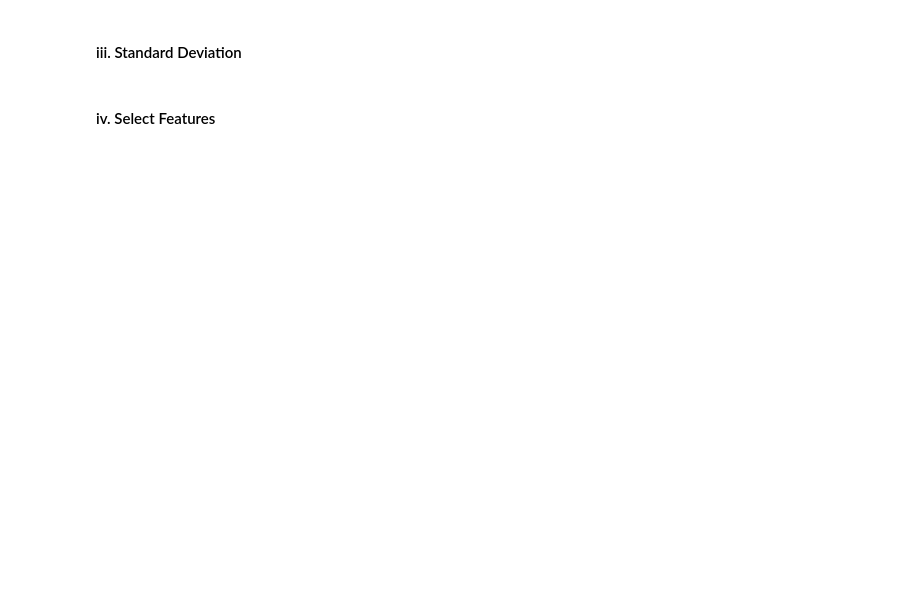
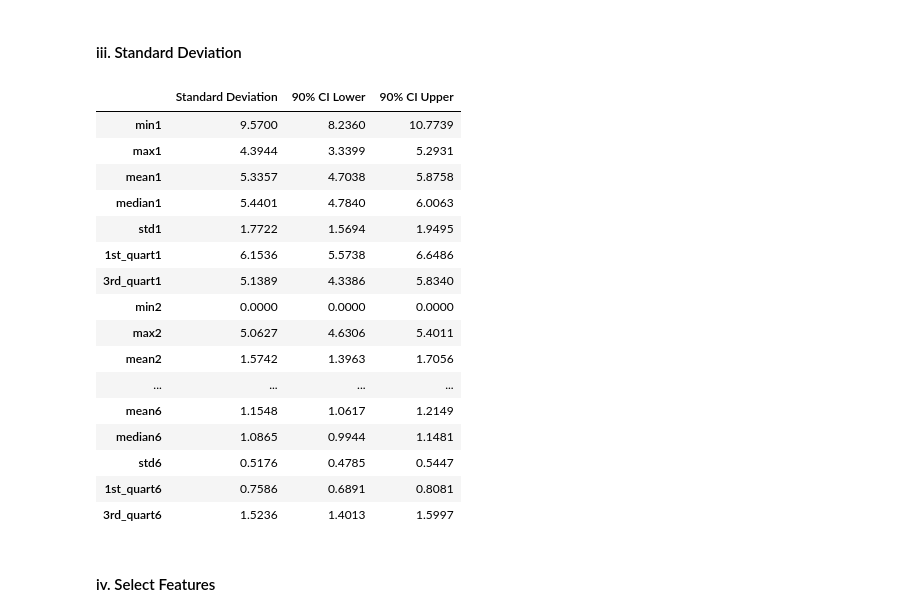
Before and after one commit to cxieusc/DSCI_552_HW3, a Jupyter notebook: notebook/Xie_Chong_HW3.ipynb, the cells around one changed output. Drawn from its saved outputs; the diff is of its cells as text; code cells hidden in the pictures; blank space fills up the shorter version.

```diff
--- a/notebook/Xie_Chong_HW3.ipynb
+++ b/notebook/Xie_Chong_HW3.ipynb
@@ -113,4 +190,59 @@ Testing set shape: (9120, 7)
 # %% [markdown]
 #### iii. Standard Deviation
+# %%
+X = feature_df.to_numpy(dtype=float)
+
+n_instances, n_features = X.shape
+n_bootstrap = 10000
+
+rng = np.random.default_rng(42)
+
+feature_std = np.std(X, axis=0, ddof=1)
+
+bootstrap_std = np.empty((n_bootstrap, n_features))
+
+for i in range(n_bootstrap):
+    sample_indices = rng.integers(
+        low=0,
+        high=n_instances,
+        size=n_instances
+    )
+
+    bootstrap_sample = X[sample_indices]
+
+    bootstrap_std[i] = np.std(
+        bootstrap_sample,
+        axis=0,
+        ddof=1
+    )
+
+lower_bound = np.percentile(bootstrap_std, 5, axis=0)
+upper_bound = np.percentile(bootstrap_std, 95, axis=0)
+
+std_summary = pd.DataFrame({
+    "Standard Deviation": feature_std,
+    "90% CI Lower": lower_bound,
+    "90% CI Upper": upper_bound
+}, index=feature_df.columns)
+
+std_summary.round(4)
+# %% [output]
+|  | Standard Deviation | 90% CI Lower | 90% CI Upper |
+| min1 | 9.5700 | 8.2360 | 10.7739 |
+| max1 | 4.3944 | 3.3399 | 5.2931 |
+| mean1 | 5.3357 | 4.7038 | 5.8758 |
+| median1 | 5.4401 | 4.7840 | 6.0063 |
+| std1 | 1.7722 | 1.5694 | 1.9495 |
+| 1st_quart1 | 6.1536 | 5.5738 | 6.6486 |
+| 3rd_quart1 | 5.1389 | 4.3386 | 5.8340 |
+| min2 | 0.0000 | 0.0000 | 0.0000 |
+| max2 | 5.0627 | 4.6306 | 5.4011 |
+| mean2 | 1.5742 | 1.3963 | 1.7056 |
+| ... | ... | ... | ... |
+| mean6 | 1.1548 | 1.0617 | 1.2149 |
+| median6 | 1.0865 | 0.9944 | 1.1481 |
+| std6 | 0.5176 | 0.4785 | 0.5447 |
+| 1st_quart6 | 0.7586 | 0.6891 | 0.8081 |
+| 3rd_quart6 | 1.5236 | 1.4013 | 1.5997 |
 # %% [markdown]
 #### iv. Select Features
```
Also changed, not shown: parts of 5 cells of this notebook.
